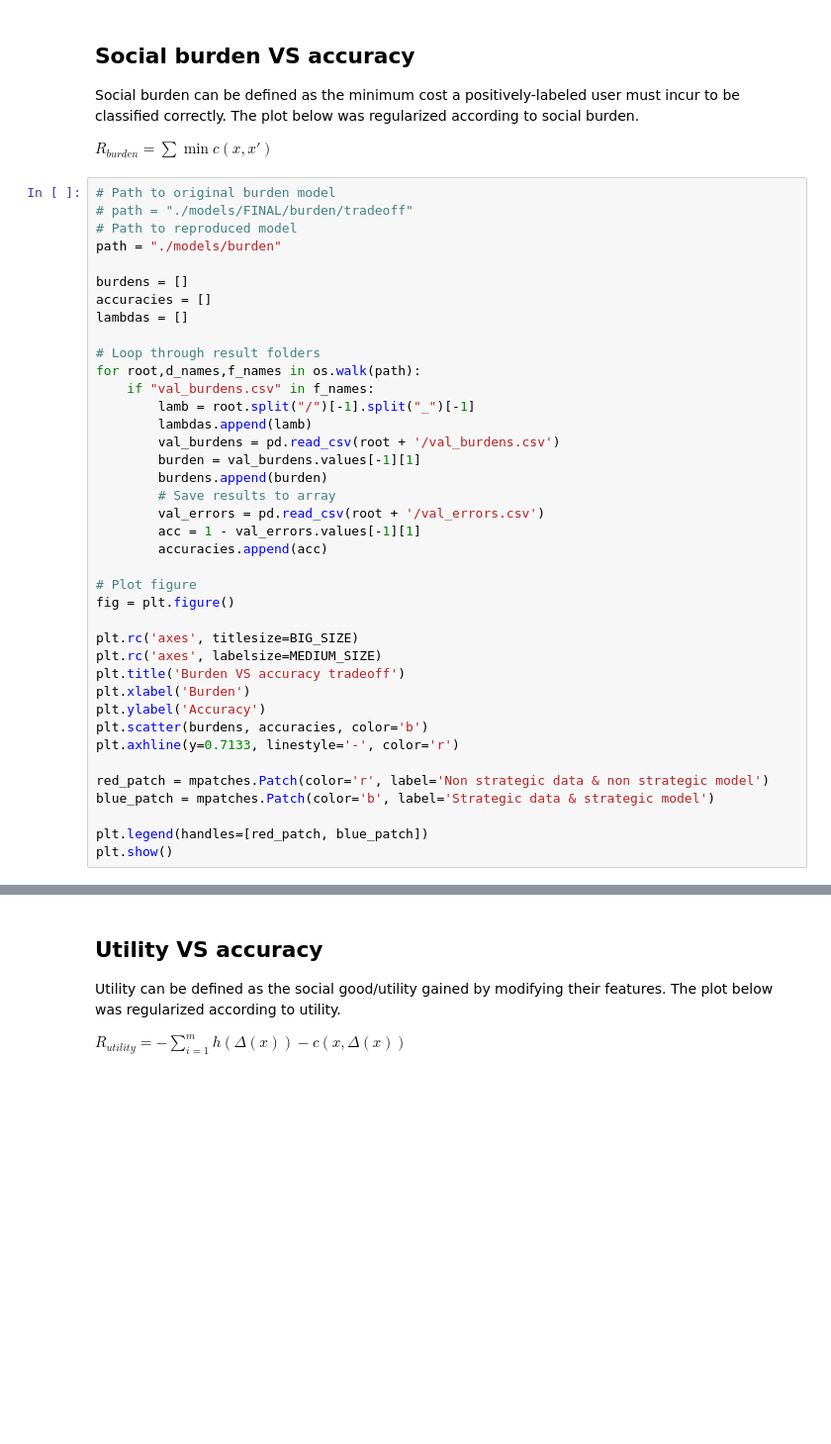
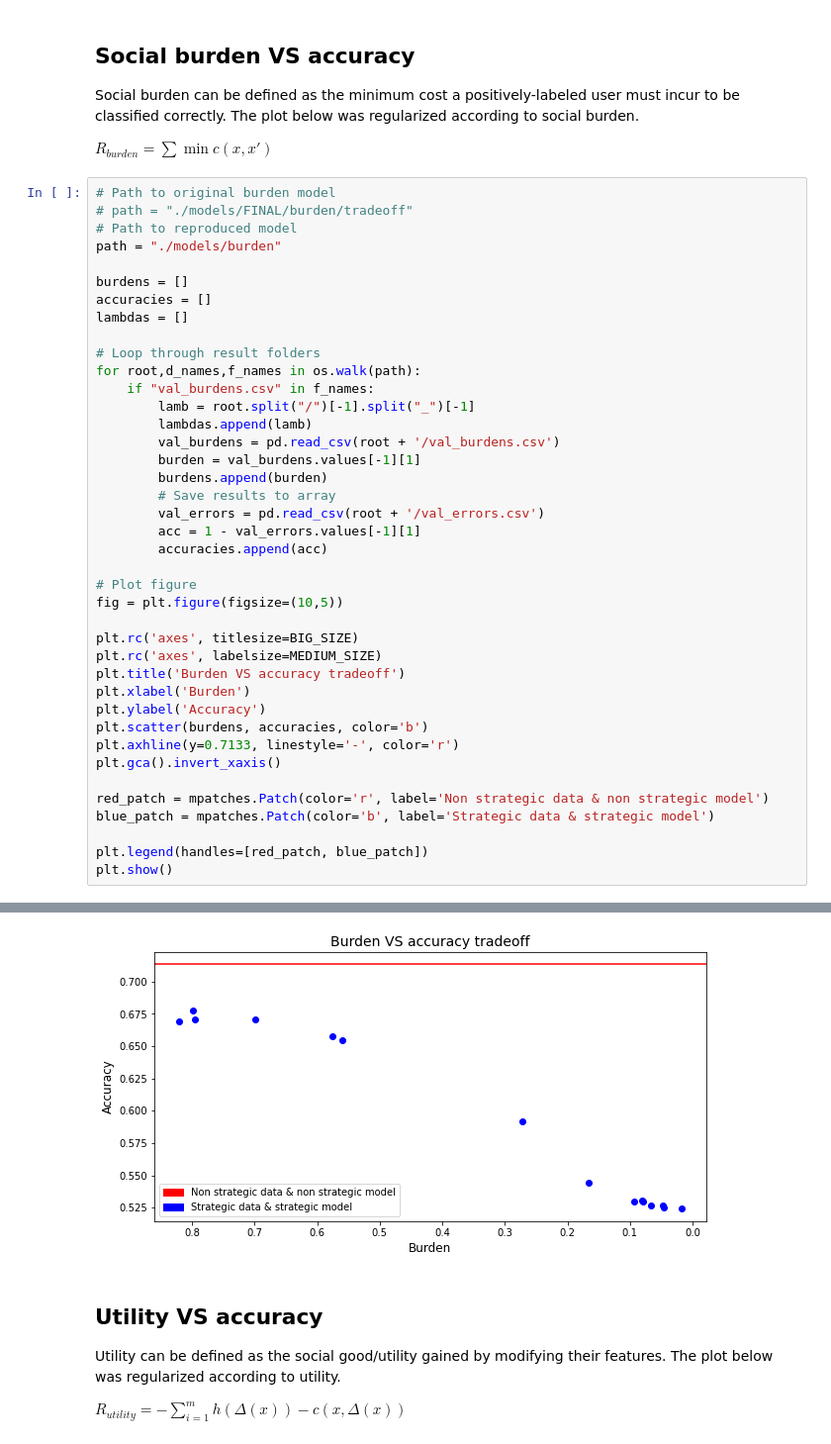
Before and after one commit to GuillyK/FACT-ai, a Jupyter notebook: Reproduction plots.ipynb, the cells around one changed output, grey strips where cells are left out. Shown at 99% size. Drawn from its saved outputs; the diff is of its cells as text; blank space fills up the shorter version.

```diff
--- a/Reproduction plots.ipynb
+++ b/Reproduction plots.ipynb
@@ -60,7 +60,7 @@ for root,d_names,f_names in os.walk(path):
         accuracies.append(acc)
 
 # Plot figure
-fig = plt.figure()
+fig = plt.figure(figsize=(10,5))
 
 plt.rc('axes', titlesize=BIG_SIZE)
 plt.rc('axes', labelsize=MEDIUM_SIZE)
@@ -69,6 +69,7 @@ plt.xlabel('Burden')
 plt.ylabel('Accuracy')
 plt.scatter(burdens, accuracies, color='b')
 plt.axhline(y=0.7133, linestyle='-', color='r')
+plt.gca().invert_xaxis()
 
 red_patch = mpatches.Patch(color='r', label='Non strategic data & non strategic model')
 blue_patch = mpatches.Patch(color='b', label='Strategic data & strategic model')
@@ -81,3 +80,4 @@ plt.show()
+[figure, added]
 # %% [markdown]
 ## Utility VS accuracy
 Utility can be defined as the social good/utility gained by modifying their features. The plot below was regularized according to utility.
```
Also changed, not shown: parts of 7 cells of this notebook.
